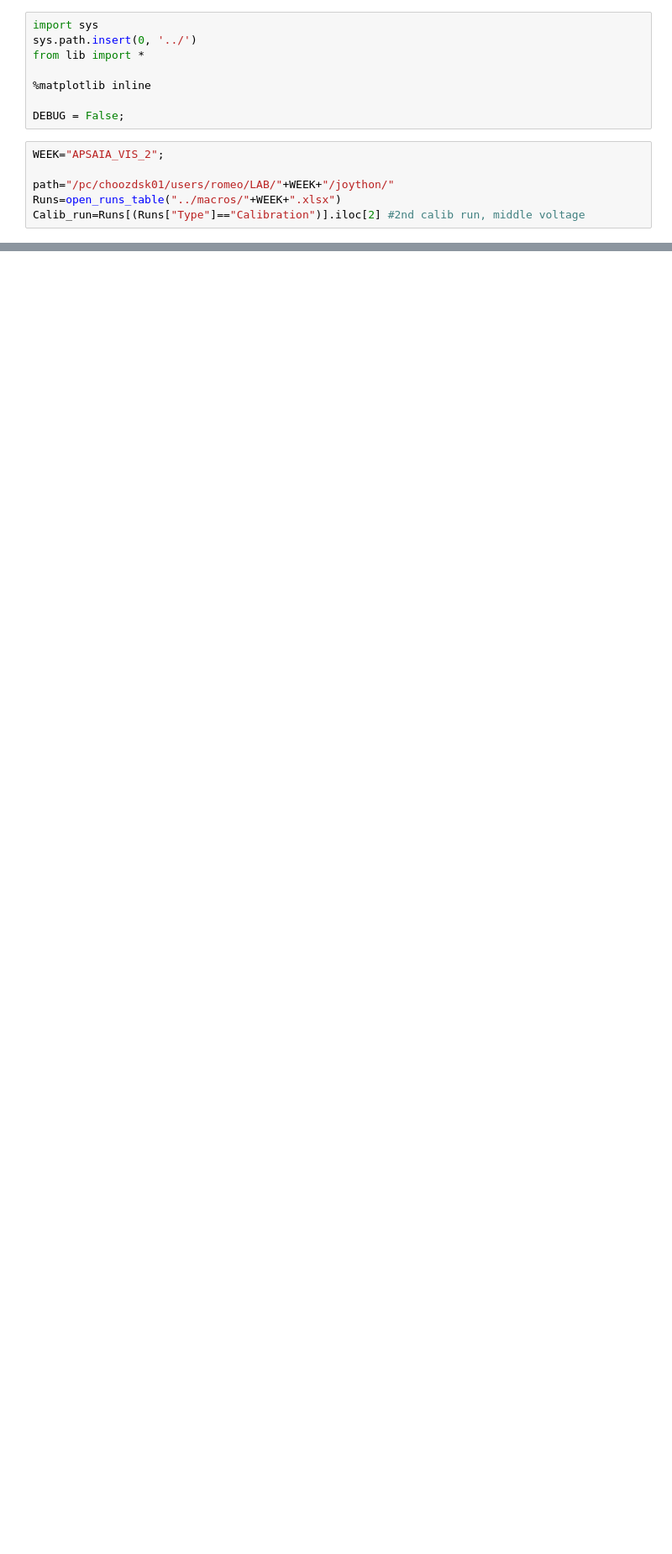
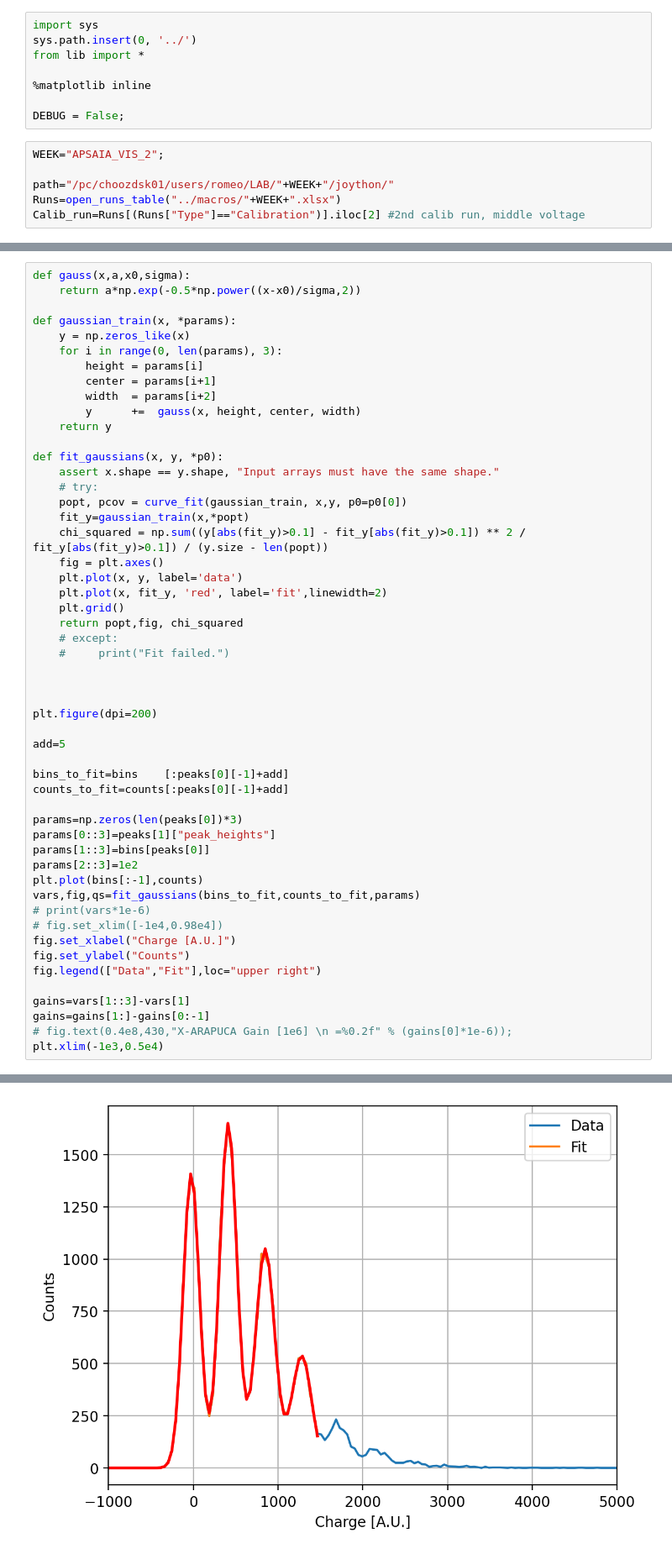
Before and after one commit to rodralva/JOYTHON_TOOLS, a Jupyter notebook: notebooks/Calibration_2024.ipynb, the cells around one changed output, grey strips where cells are left out. Shown: that part at 84% size. Saved outputs shown, nothing was run; the diff lists cells and outputs as text; blank space fills up the shorter version.

```diff
--- a/notebooks/Calibration_2024.ipynb
+++ b/notebooks/Calibration_2024.ipynb
@@ -14,0 +71,53 @@ Calib_run=Runs[(Runs["Type"]=="Calibration")].iloc[2] #2nd calib run, middle vol
+# %%
+def gauss(x,a,x0,sigma):
+    return a*np.exp(-0.5*np.power((x-x0)/sigma,2))
+
+def gaussian_train(x, *params):
+    y = np.zeros_like(x)
+    for i in range(0, len(params), 3):
+        height = params[i]
+        center = params[i+1]
+        width  = params[i+2]
+        y      +=  gauss(x, height, center, width)
+    return y
+
+def fit_gaussians(x, y, *p0):
+    assert x.shape == y.shape, "Input arrays must have the same shape."
+    # try:
+    popt, pcov = curve_fit(gaussian_train, x,y, p0=p0[0])
+    fit_y=gaussian_train(x,*popt)
+    chi_squared = np.sum((y[abs(fit_y)>0.1] - fit_y[abs(fit_y)>0.1]) ** 2 / fit_y[abs(fit_y)>0.1]) / (y.size - len(popt))
+    fig = plt.axes()
+    plt.plot(x, y, label='data')
+    plt.plot(x, fit_y, 'red', label='fit',linewidth=2)
+    plt.grid()
+    return popt,fig, chi_squared
+    # except:
+    #     print("Fit failed.")
+
+
+
+plt.figure(dpi=200)
+
+add=5
+
+bins_to_fit=bins    [:peaks[0][-1]+add]
+counts_to_fit=counts[:peaks[0][-1]+add]
+
+params=np.zeros(len(peaks[0])*3)
+params[0::3]=peaks[1]["peak_heights"]
+params[1::3]=bins[peaks[0]]
+params[2::3]=1e2
+plt.plot(bins[:-1],counts)
+vars,fig,qs=fit_gaussians(bins_to_fit,counts_to_fit,params)
+# print(vars*1e-6)
+# fig.set_xlim([-1e4,0.98e4])
+fig.set_xlabel("Charge [A.U.]")
+fig.set_ylabel("Counts")
+fig.legend(["Data","Fit"],loc="upper right")
+
+gains=vars[1::3]-vars[1]
+gains=gains[1:]-gains[0:-1]
+# fig.text(0.4e8,430,"X-ARAPUCA Gain [1e6] \n =%0.2f" % (gains[0]*1e-6));
+plt.xlim(-1e3,0.5e4)
+# %% [output]
@@ -14,0 +126 @@ Calib_run=Runs[(Runs["Type"]=="Calibration")].iloc[2] #2nd calib run, middle vol
+[figure, added]
```
Also changed, not shown: parts of 9 cells of this notebook, 4 other files.
